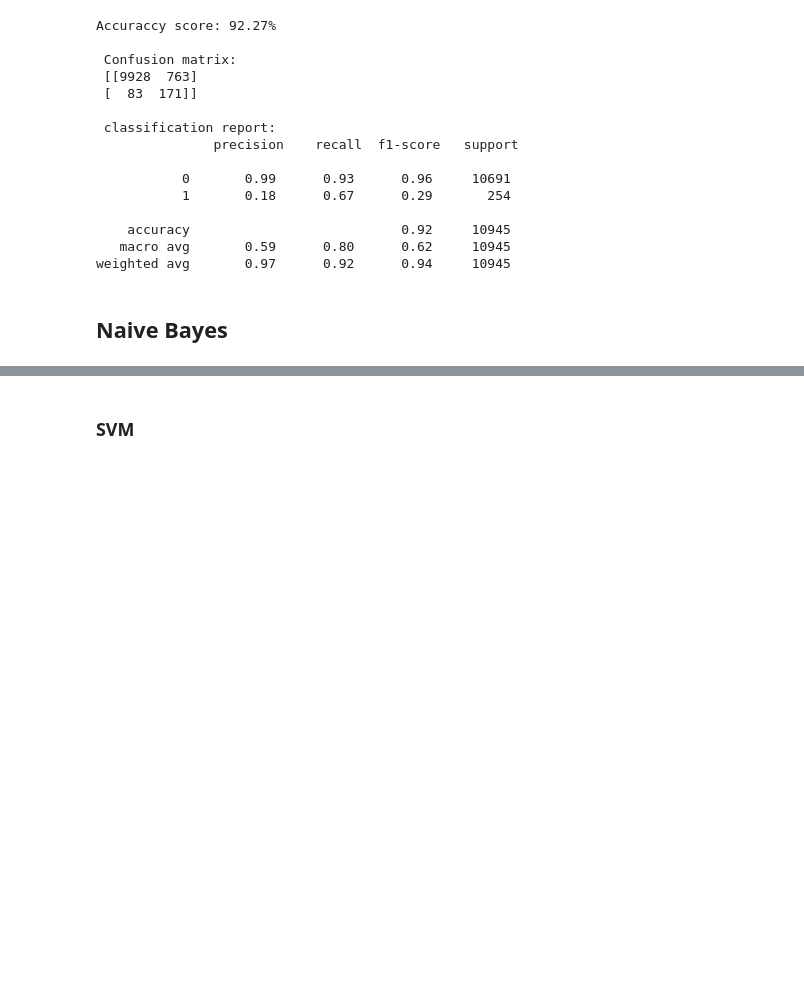
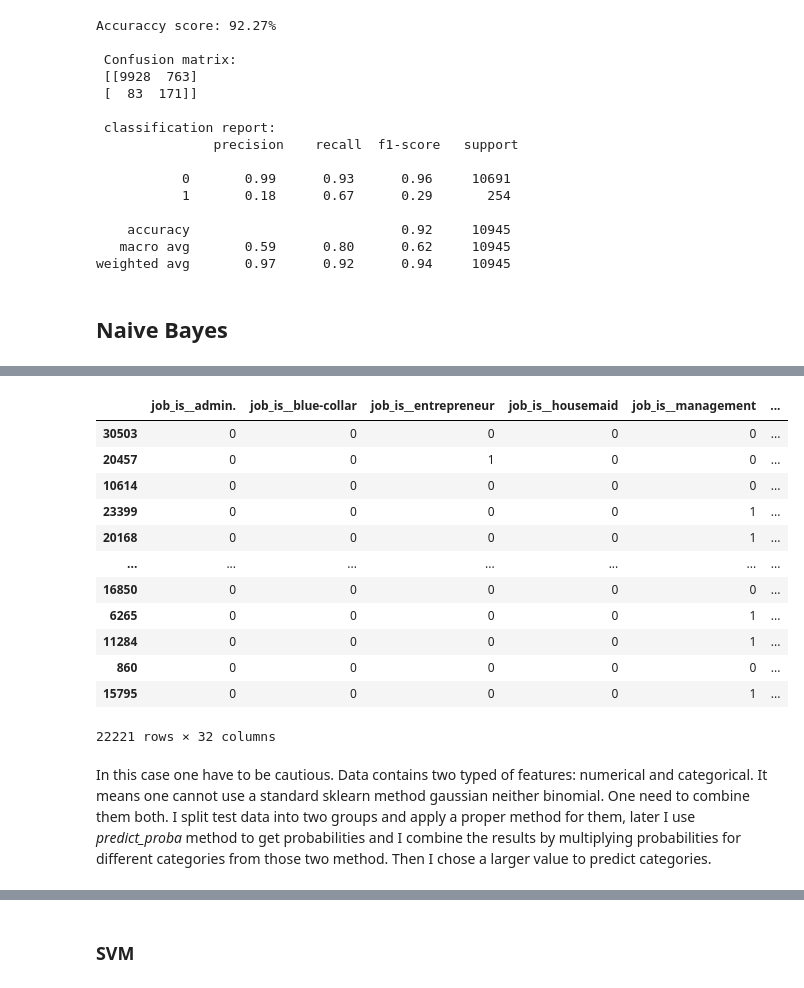
Before and after one commit to Waldemar-DataScience/Bank-Marketing, a Jupyter notebook: ML training.ipynb, the cells around one changed output, grey strips where cells are left out. Drawn from its saved outputs; the diff is of its cells as text; code cells hidden in the pictures; blank space fills up the shorter version.

```diff
--- a/ML training.ipynb
+++ b/ML training.ipynb
@@ -158,0 +159,16 @@ weighted avg       0.80      0.82      0.80     10945
+# %%
+X_train_bi
+# %% [output]
+|  | job_is__admin. | job_is__blue-collar | job_is__entrepreneur | job_is__housemaid | job_is__management | ... |
+| 30503 | 0 | 0 | 0 | 0 | 0 | ... |
+| 20457 | 0 | 0 | 1 | 0 | 0 | ... |
+| 10614 | 0 | 0 | 0 | 0 | 0 | ... |
+| 23399 | 0 | 0 | 0 | 0 | 1 | ... |
+| 20168 | 0 | 0 | 0 | 0 | 1 | ... |
+| ... | ... | ... | ... | ... | ... | ... |
+| 16850 | 0 | 0 | 0 | 0 | 0 | ... |
+| 6265 | 0 | 0 | 0 | 0 | 1 | ... |
+| 11284 | 0 | 0 | 0 | 0 | 1 | ... |
+| 860 | 0 | 0 | 0 | 0 | 0 | ... |
+| 15795 | 0 | 0 | 0 | 0 | 1 | ... |
+22221 rows × 32 columns
@@ -158,0 +179,2 @@ weighted avg       0.80      0.82      0.80     10945
+# %% [markdown]
+In this case one have to be cautious. Data contains two typed of features: numerical and categorical. It means one cannot use a standard sklearn method gaussian neither binomial. One need to combine them both. I split test data into two groups and apply a proper method for them, later I  use *predict_proba* method to get probabilities and I combine the results by multiplying probabilities for different categories from those two method. Then I chose a larger value to predict categories.
```
Also changed, not shown: parts of 19 cells of this notebook, 1 other file.
